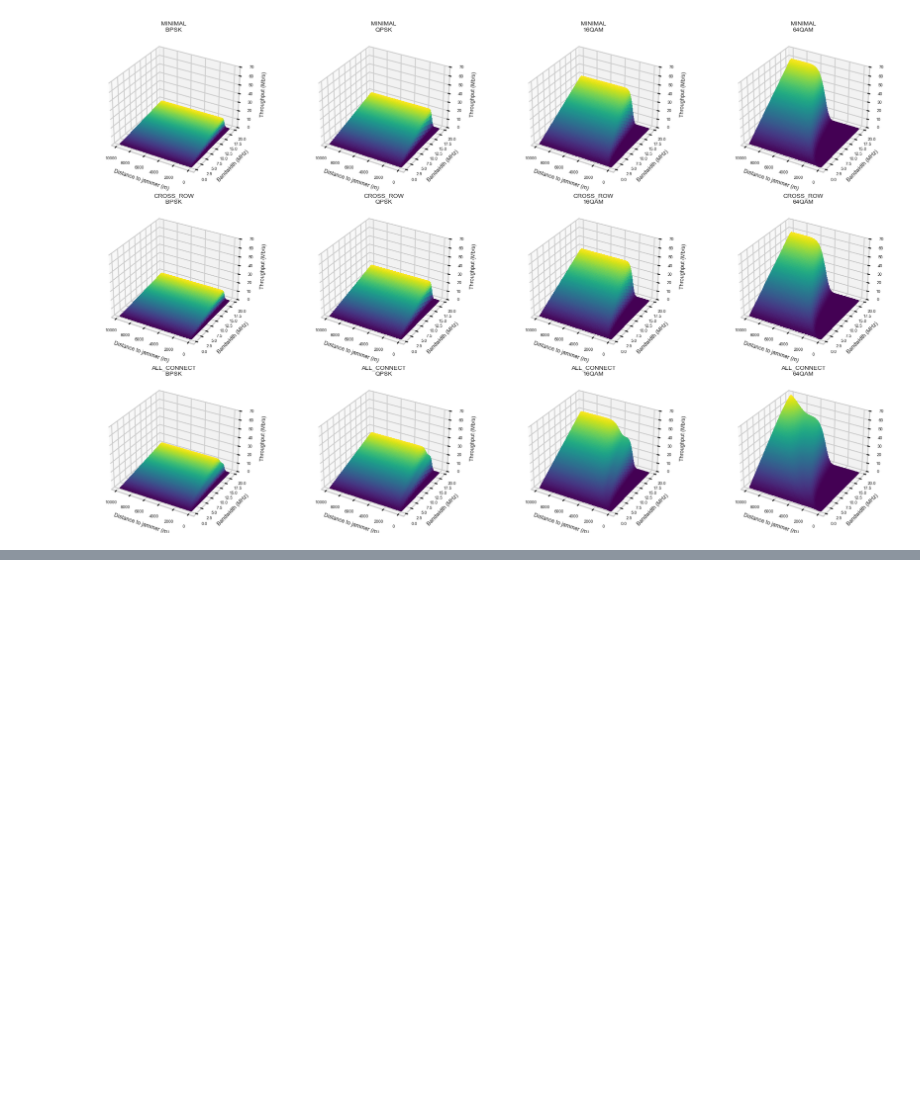
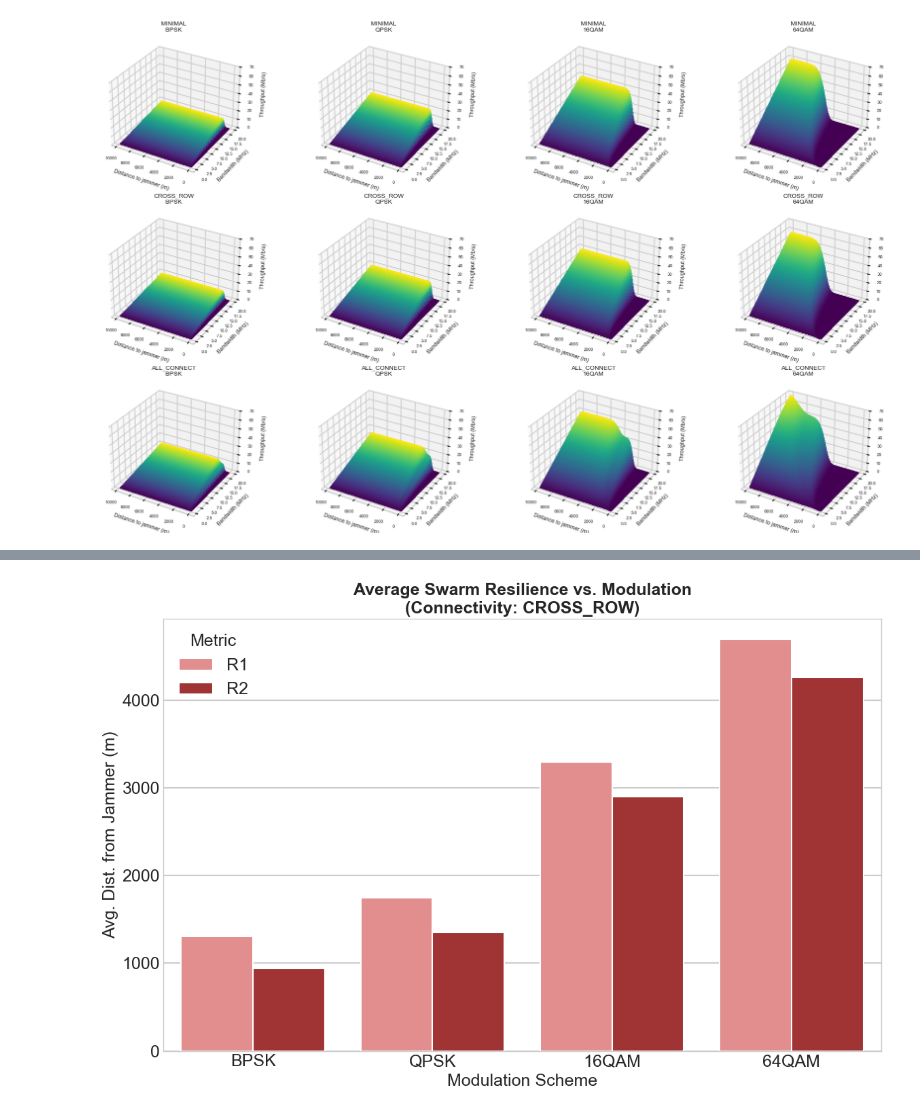
Before and after one commit to Sanexi/drone-network-ew-sim, a Jupyter notebook: analysis.ipynb, the cells around one changed output, grey strips where cells are left out. Cells and saved outputs as stored; diff of their text form; code cells hidden in the pictures; blank space fills up the shorter version.

```diff
--- a/analysis.ipynb
+++ b/analysis.ipynb
@@ -670,0 +842,82 @@ plt.show()
+# %%
+import pandas as pd
+import numpy as np
+import seaborn as sns
+import matplotlib.pyplot as plt
+
+# --- Data Preparation ---
+
+# Define the modulations to iterate over for the plot
+modulations = ['BPSK', 'QPSK', '16QAM', '64QAM']
+# Define the specific connectivity configuration to plot
+config_to_plot = 'CROSS_ROW'
+
+# Clean R1/R2 columns for all modulations, converting "ERROR" and non-numeric to NaN
+for mod in modulations:
+    for col in [f'r1_{mod.lower()}_m', f'r2_{mod.lower()}_m']:
+        if col in df.columns:
+            df[col] = pd.to_numeric(df[col], errors='coerce')
+        else:
+            print(f"Warning: Column '{col}' not found. It will be ignored.")
+
+# Filter the DataFrame to only include the 'CROSS_ROW' scenario
+filtered_df = df[df['relay_connectivity_config'] == config_to_plot].copy()
+
+# Prepare data for the bar plot
+bar_data = []
+for mod in modulations:
+    r1_col = f'r1_{mod.lower()}_m'
+    r2_col = f'r2_{mod.lower()}_m'
+
+    # Ensure the columns exist for this modulation before proceeding
+    if r1_col not in filtered_df.columns or r2_col not in filtered_df.columns:
+        continue
+
+    # Calculate the mean for R1 and R2 across all other parameters (e.g., capacity, link length)
+    r1_mean = filtered_df[r1_col].mean()
+    r2_mean = filtered_df[r2_col].mean()
+
+    bar_data.append({
+        'Modulation': mod,
+        'Metric': 'R1',
+        'Distance': r1_mean
+    })
+    bar_data.append({
+        'Modulation': mod,
+        'Metric': 'R2',
+        'Distance': r2_mean
+    })
+
+if not bar_data:
+    raise ValueError(f"No data could be processed for the specified modulations in the '{config_to_plot}' configuration.")
+
+bar_df = pd.DataFrame(bar_data)
+
+
+# --- Plotting ---
+
+# Create a single plot for the CROSS_ROW case
+plt.style.use('seaborn-v0_8-whitegrid')
+plt.figure(figsize=(18, 8))
+
+sns.barplot(
+    data=bar_df,
+    x='Modulation',
+    y='Distance',
+    hue='Metric',
+    palette={'R1': 'lightcoral', 'R2': 'firebrick'},
+    order=modulations, # Ensure consistent order on x-axis
+    errorbar=None # Or use 'sd' for standard deviation bars
+)
+
+plt.title(f'Average Swarm Resilience vs. Modulation\n(Connectivity: {config_to_plot})', fontsize=18, weight='bold')
+plt.xlabel('Modulation Scheme', fontsize=18)
+plt.ylabel('Avg. Dist. from Jammer (m)', fontsize=18)
+plt.xticks(rotation=0, fontsize=18)
+plt.yticks(fontsize=18)
+plt.legend(title='Metric', fontsize=18)
+
+plt.tight_layout()
+plt.show()
+# %% [output]
+[figure, added]
```
Also changed, not shown: parts of 7 cells of this notebook.
